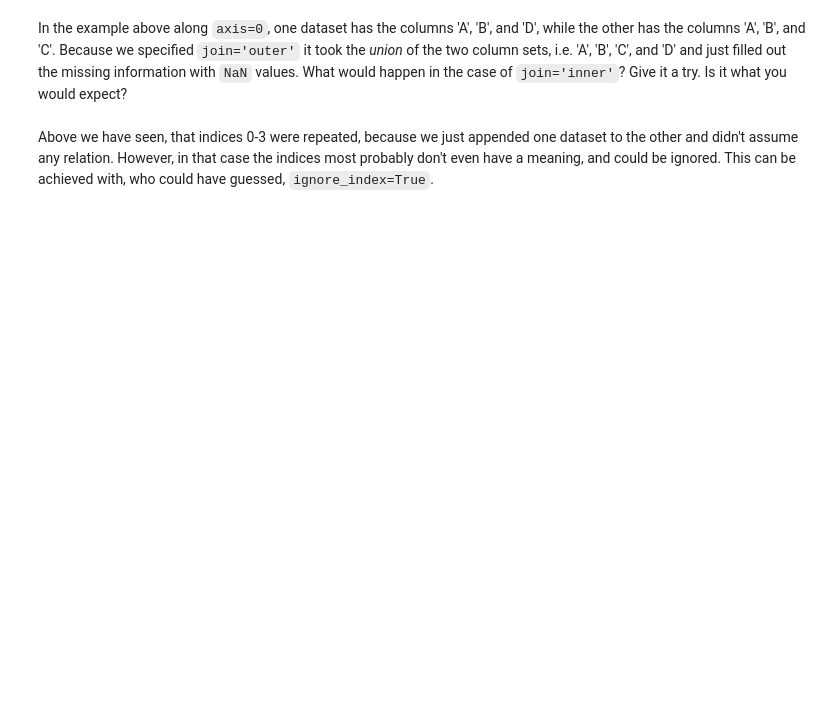
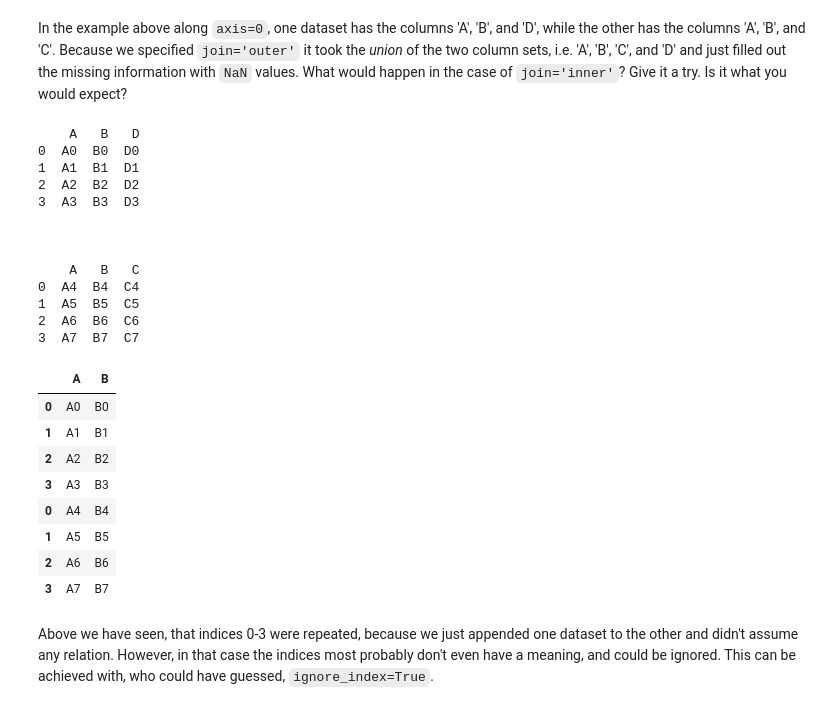
Before and after one commit to ThomasAWood/FDS-S1-02-data-wrangling, a Jupyter notebook: FDS-S1-02-data-wrangling.ipynb, the cells around one changed output. Cells and saved outputs as stored; diff of their text form; code cells hidden in the pictures; blank space fills up the shorter version.

```diff
--- a/FDS-S1-02-data-wrangling.ipynb
+++ b/FDS-S1-02-data-wrangling.ipynb
@@ -531,3 +576,43 @@ In the example above along `axis=0`, one dataset has the columns 'A', 'B', and '
+# %%
+df3 = pd.DataFrame({'A': ['A0', 'A1', 'A2', 'A3'],
+                    'B': ['B0', 'B1', 'B2', 'B3'],
+                    'D': ['D0', 'D1', 'D2', 'D3']},
+                    index=[0, 1, 2, 3])
+
+df4 = pd.DataFrame({'A': ['A4', 'A5', 'A6', 'A7'],
+                    'B': ['B4', 'B5', 'B6', 'B7'],
+                    'C': ['C4', 'C5', 'C6', 'C7']},
+                    index=[0, 1, 2, 3])
+
+print(df3)
+print('\n\n')
+print(df4)
+
+result = pd.concat([df3, df4], axis=0, join='inner')
+result
+# %% [output]
+    A   B   D
+0  A0  B0  D0
+1  A1  B1  D1
+2  A2  B2  D2
+3  A3  B3  D3
+
+
+
+    A   B   C
+0  A4  B4  C4
+1  A5  B5  C5
+2  A6  B6  C6
+3  A7  B7  C7
+|  | A | B |
+| 0 | A0 | B0 |
+| 1 | A1 | B1 |
+| 2 | A2 | B2 |
+| 3 | A3 | B3 |
+| 0 | A4 | B4 |
+| 1 | A5 | B5 |
+| 2 | A6 | B6 |
+| 3 | A7 | B7 |
 # %% [markdown]
 Above we have seen, that indices 0-3 were repeated, because we just appended one dataset to the other and didn't assume any relation. However, in that case the indices most probably don't even have a meaning, and could be ignored. This can be achieved with, who could have guessed, `ignore_index=True`.
 # %%
```
Also changed, not shown: parts of 12 cells of this notebook.
